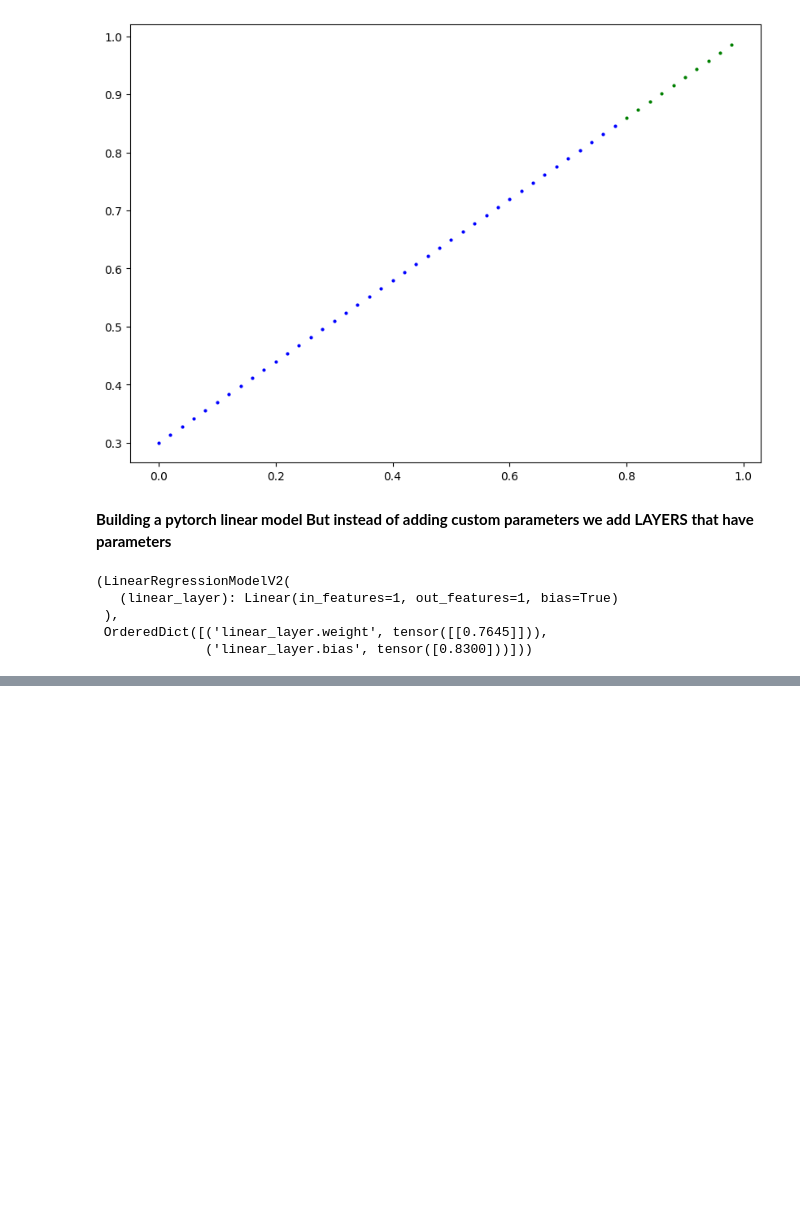
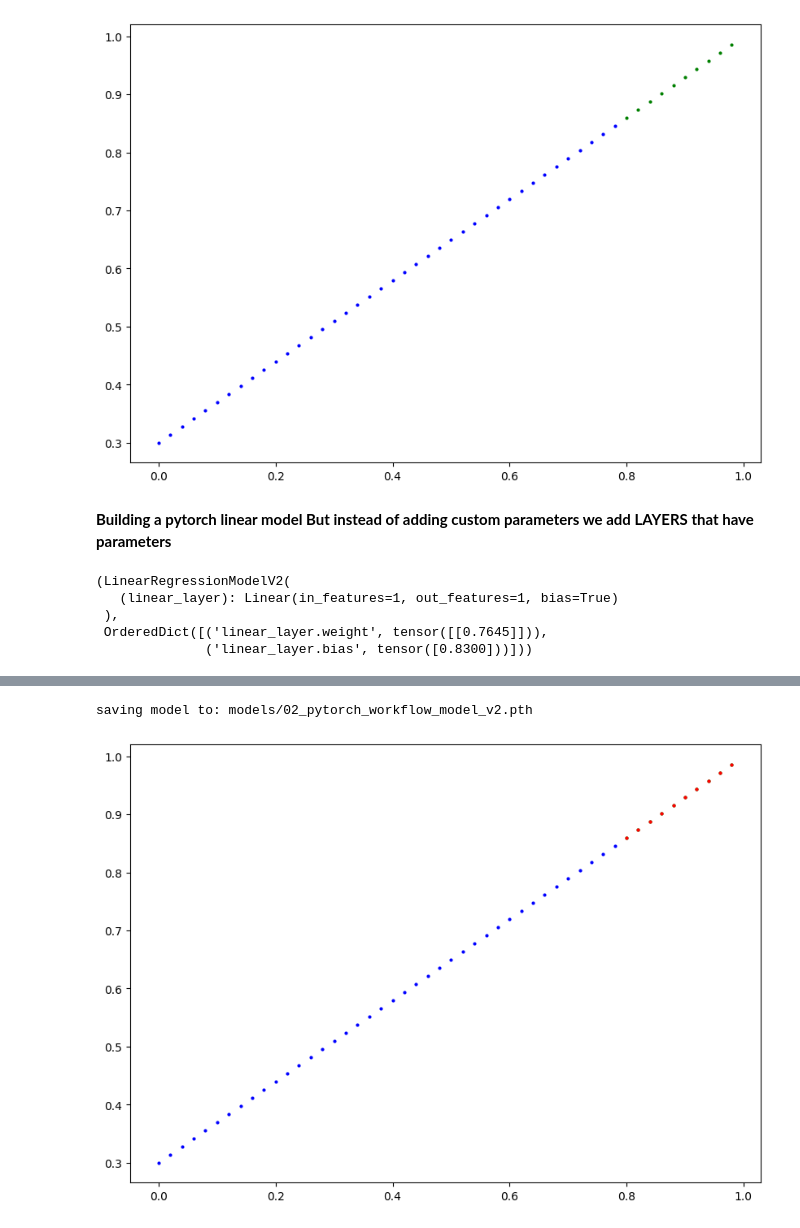
Before and after one commit to spyrosgaroufalis/TorchTest, a Jupyter notebook: Torch.ipynb, the cells around one changed output, grey strips where cells are left out. Drawn from its saved outputs; the diff is of its cells as text; code cells hidden in the pictures; blank space fills up the shorter version.

```diff
--- a/Torch.ipynb
+++ b/Torch.ipynb
@@ -885,0 +975,35 @@ model_1, model_1.state_dict()
+# %%
+from pathlib import Path
+
+# 1. create model directory
+MODEL_PATH = Path("models")
+MODEL_PATH.mkdir(parents=True, exist_ok=True)
+
+# create model save path
+MODEL_NAME = "02_pytorch_workflow_model_v2.pth"
+MODEL_SAVE_PATH = MODEL_PATH / MODEL_NAME
+
+# 3. save the model state dict
+print(f"saving model to: {MODEL_SAVE_PATH}")
+torch.save(obj=model_1.state_dict(), f=MODEL_SAVE_PATH)
+# %% [output]
+saving model to: models/02_pytorch_workflow_model_v2.pth
+# %%
+# load
+loaded_model_1 = LinearRegressionModelV2()
+loaded_model_1.load_state_dict(torch.load(f=MODEL_SAVE_PATH))
+
+# use , but pull loaded model to device
+loaded_model_1.to(device)
+
+# put model in eval mode
+loaded_model_1.eval()
+#
+
+
+with torch.inference_mode():
+  y_preds = loaded_model_1(X_test)
+
+plot_predictions(predictions=y_preds.cpu())
+# %% [output]
+[figure, added]
```
Also changed, not shown: parts of 14 cells of this notebook.
